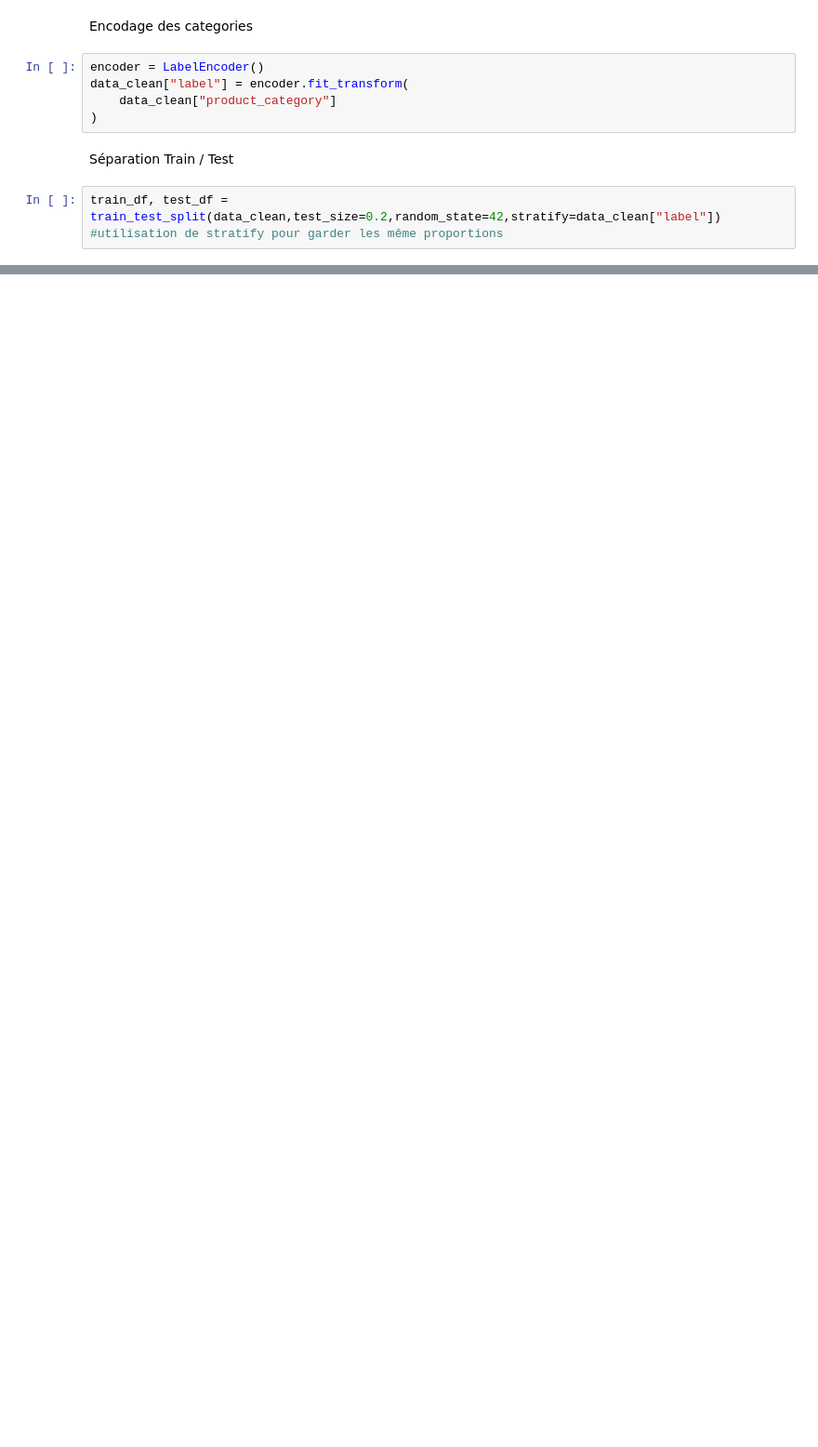
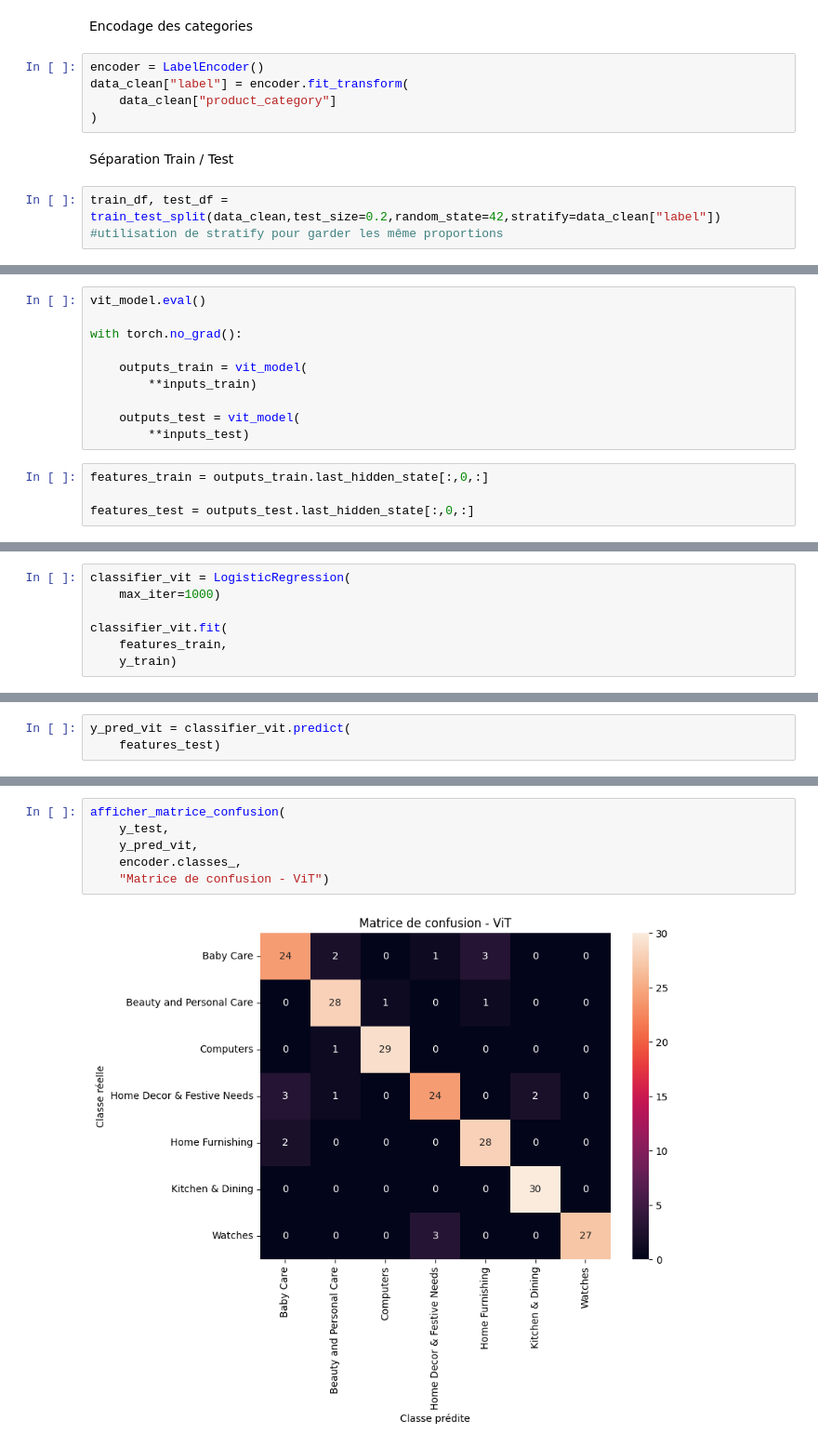
Before and after one commit to Charles-1988/veille_technologique, a Jupyter notebook: Veille_technologique.ipynb, the cells around one changed output, grey strips where cells are left out. Shown at 93% size. Saved outputs shown, nothing was run; the diff lists cells and outputs as text; blank space fills up the shorter version.

```diff
--- a/Veille_technologique.ipynb
+++ b/Veille_technologique.ipynb
@@ -223,0 +474,14 @@ train_df, test_df = train_test_split(data_clean,test_size=0.2,random_state=42,st
+# %%
+vit_model.eval()
+
+with torch.no_grad():
+
+    outputs_train = vit_model(
+        **inputs_train)
+
+    outputs_test = vit_model(
+        **inputs_test)
+# %%
+features_train = outputs_train.last_hidden_state[:,0,:]
+
+features_test = outputs_test.last_hidden_state[:,0,:]
@@ -223,0 +494,7 @@ train_df, test_df = train_test_split(data_clean,test_size=0.2,random_state=42,st
+# %%
+classifier_vit = LogisticRegression(
+    max_iter=1000)
+
+classifier_vit.fit(
+    features_train,
+    y_train)
@@ -223,0 +503,3 @@ train_df, test_df = train_test_split(data_clean,test_size=0.2,random_state=42,st
+# %%
+y_pred_vit = classifier_vit.predict(
+    features_test)
@@ -223,0 +528,8 @@ train_df, test_df = train_test_split(data_clean,test_size=0.2,random_state=42,st
+# %%
+afficher_matrice_confusion(
+    y_test,
+    y_pred_vit,
+    encoder.classes_,
+    "Matrice de confusion - ViT")
+# %% [output]
+[figure, added]
```
Also changed, not shown: parts of 30 cells of this notebook.
